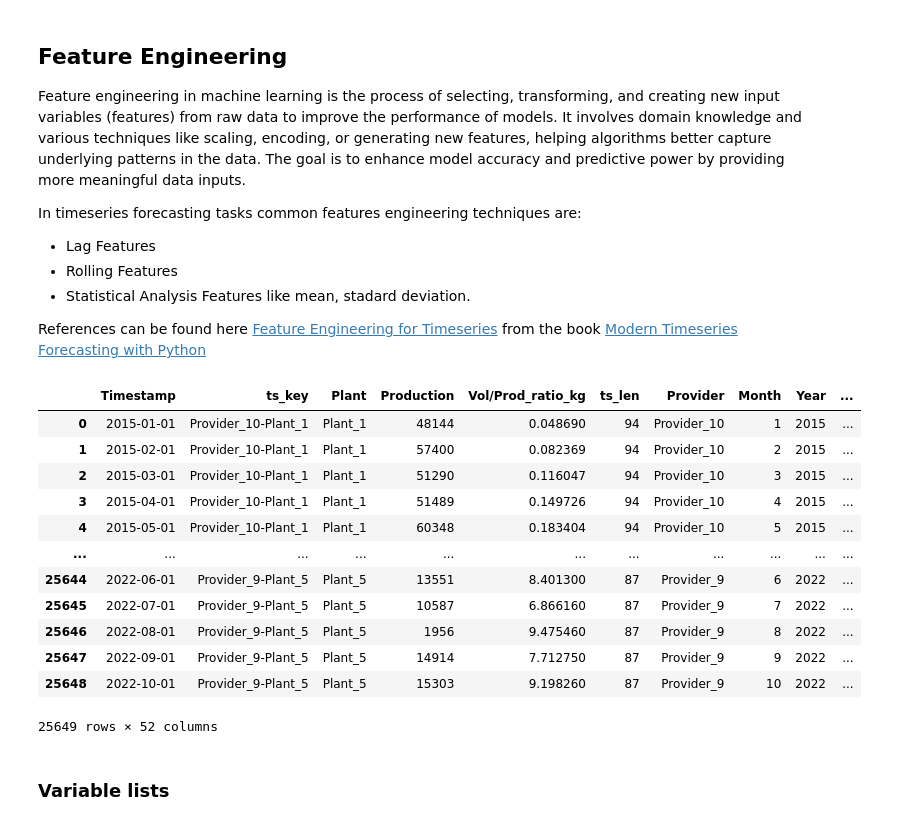
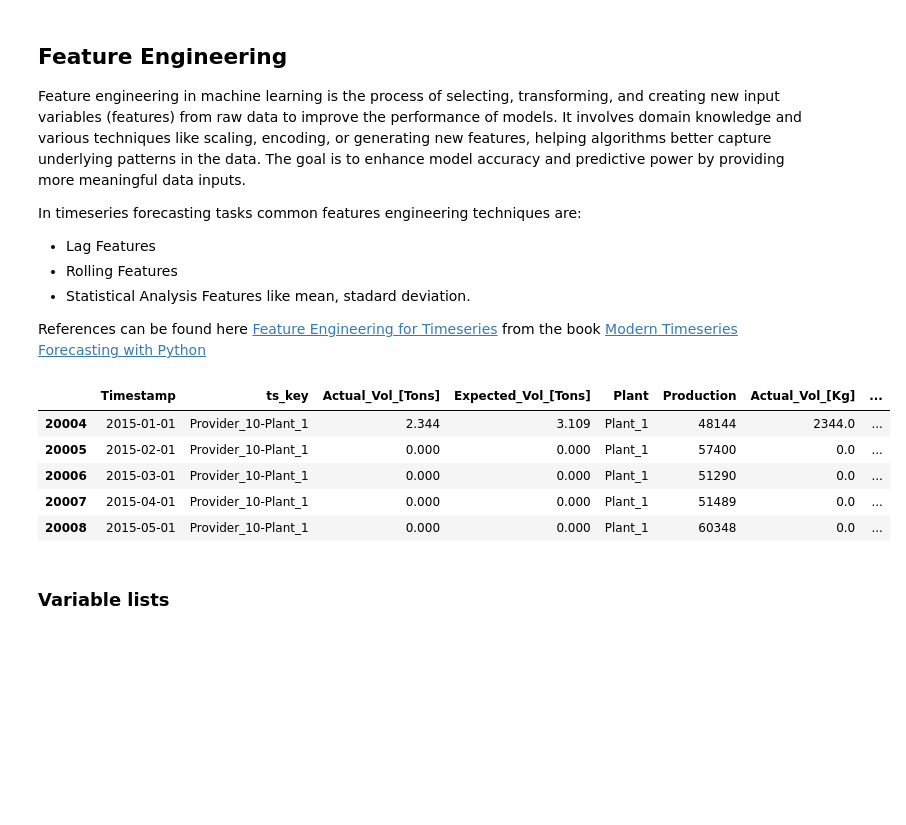
Before and after one commit to john2408/project_data_analytics, a Jupyter notebook: notebooks/draft-analysis.ipynb, the cells around one changed output. Drawn from its saved outputs; the diff is of its cells as text; code cells hidden in the pictures; blank space fills up the shorter version.

```diff
--- a/notebooks/draft-analysis.ipynb
+++ b/notebooks/draft-analysis.ipynb
@@ -867,25 +867,18 @@ References can be found here [Feature Engineering for Timeseries](https://github
 df_ratio_gold = pd.read_parquet(config['preprocessing']['ratio_gold_path'])
+# %%
+df_ratio_gold.head()
+# %% [output]
+|  | Timestamp | ts_key | Actual_Vol_[Tons] | Expected_Vol_[Tons] | Plant | Production | Actual_Vol_[Kg] | ... |
+| 20004 | 2015-01-01 | Provider_10-Plant_1 | 2.344 | 3.109 | Plant_1 | 48144 | 2344.0 | ... |
+| 20005 | 2015-02-01 | Provider_10-Plant_1 | 0.000 | 0.000 | Plant_1 | 57400 | 0.0 | ... |
+| 20006 | 2015-03-01 | Provider_10-Plant_1 | 0.000 | 0.000 | Plant_1 | 51290 | 0.0 | ... |
+| 20007 | 2015-04-01 | Provider_10-Plant_1 | 0.000 | 0.000 | Plant_1 | 51489 | 0.0 | ... |
+| 20008 | 2015-05-01 | Provider_10-Plant_1 | 0.000 | 0.000 | Plant_1 | 60348 | 0.0 | ... |
 # %%
 df_timeseries_gold = apply_feature_eng(df_ratio_gold=df_ratio_gold,
                       df_ts_decomposition=df_ts_decomposition,
                       df_covid=df_covid,
                       config=config['feature_eng'])
-# %%
-df_timeseries_gold
-# %% [output]
-|  | Timestamp | ts_key | Plant | Production | Vol/Prod_ratio_kg | ts_len | Provider | Month | Year | ... |
-| 0 | 2015-01-01 | Provider_10-Plant_1 | Plant_1 | 48144 | 0.048690 | 94 | Provider_10 | 1 | 2015 | ... |
-| 1 | 2015-02-01 | Provider_10-Plant_1 | Plant_1 | 57400 | 0.082369 | 94 | Provider_10 | 2 | 2015 | ... |
-| 2 | 2015-03-01 | Provider_10-Plant_1 | Plant_1 | 51290 | 0.116047 | 94 | Provider_10 | 3 | 2015 | ... |
-| 3 | 2015-04-01 | Provider_10-Plant_1 | Plant_1 | 51489 | 0.149726 | 94 | Provider_10 | 4 | 2015 | ... |
-| 4 | 2015-05-01 | Provider_10-Plant_1 | Plant_1 | 60348 | 0.183404 | 94 | Provider_10 | 5 | 2015 | ... |
-| ... | ... | ... | ... | ... | ... | ... | ... | ... | ... | ... |
-| 25644 | 2022-06-01 | Provider_9-Plant_5 | Plant_5 | 13551 | 8.401300 | 87 | Provider_9 | 6 | 2022 | ... |
-| 25645 | 2022-07-01 | Provider_9-Plant_5 | Plant_5 | 10587 | 6.866160 | 87 | Provider_9 | 7 | 2022 | ... |
-| 25646 | 2022-08-01 | Provider_9-Plant_5 | Plant_5 | 1956 | 9.475460 | 87 | Provider_9 | 8 | 2022 | ... |
-| 25647 | 2022-09-01 | Provider_9-Plant_5 | Plant_5 | 14914 | 7.712750 | 87 | Provider_9 | 9 | 2022 | ... |
-| 25648 | 2022-10-01 | Provider_9-Plant_5 | Plant_5 | 15303 | 9.198260 | 87 | Provider_9 | 10 | 2022 | ... |
-25649 rows × 52 columns
 # %%
 df_timeseries_gold.to_parquet(config['preprocessing']['timeseries_gold_path'])
 # %% [markdown]
```
Also changed, not shown: parts of 15 cells of this notebook, 10 other files.
